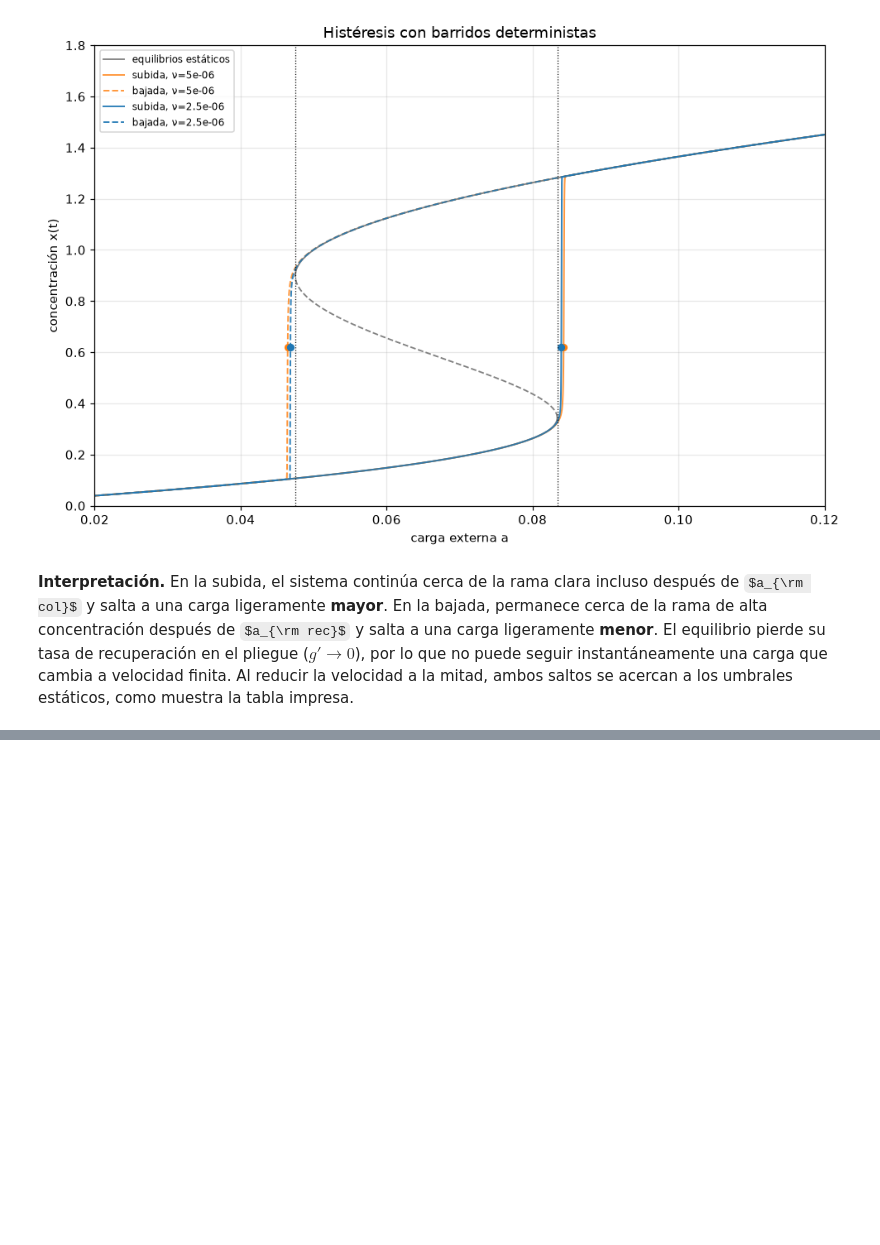
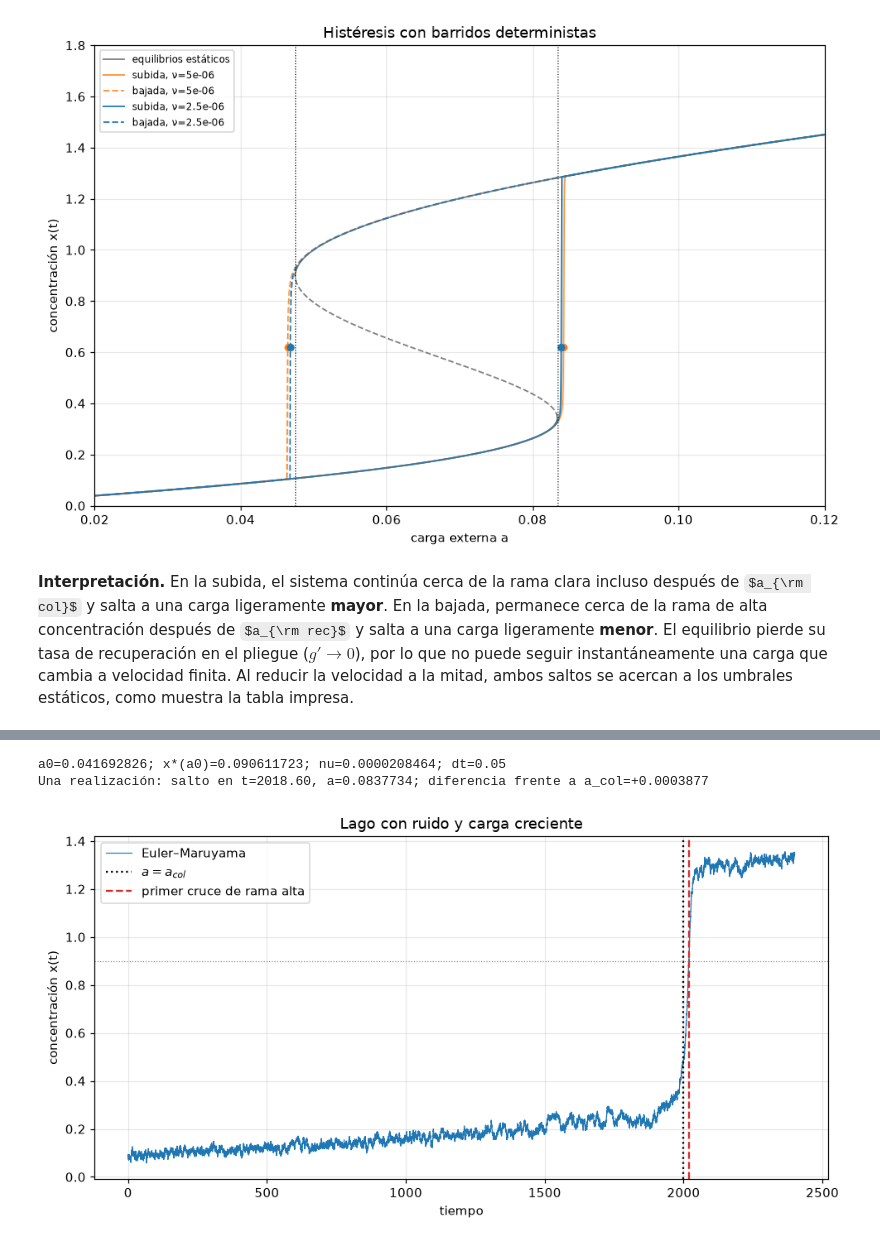
Before and after one commit to Branuvg/hdt6_modsim, a Jupyter notebook: hdt6.ipynb, the cells around one changed output, grey strips where cells are left out. Drawn from its saved outputs; the diff is of its cells as text; code cells hidden in the pictures; some formulas as TeX source; blank space fills up the shorter version.

Commit message:
Task 3.2: Linealización y señales teóricas de alerta

```diff
--- a/hdt6.ipynb
+++ b/hdt6.ipynb
@@ -879,0 +906,52 @@ nu = 2.5e-06: subida salta en a = 0.0839407 (a - a_col = +0.0005551); bajada sal
+# %%
+# Task 3.2b — Euler–Maruyama vectorizado: cada columna usa ruido independiente.
+DT_LAGO = 0.05
+A0_LAGO = a_col / 2
+X0_LAGO = brentq(lambda x: g_lago(x) - A0_LAGO, 0, x_col)
+
+def simular_em_lago(n_realizaciones, sigma, tiempo_subida, carga_creciente, semilla):
+    n_col = int(round(tiempo_subida / DT_LAGO))
+    n_extra = int(round(400 / DT_LAGO)) if carga_creciente else 0
+    n_total = n_col + n_extra
+    nu = (a_col - A0_LAGO) / tiempo_subida if carga_creciente else 0.0
+    rng = np.random.default_rng(semilla)
+    trayectorias = np.empty((n_total + 1, n_realizaciones))
+    trayectorias[0] = X0_LAGO
+    primer_salto = np.full(n_realizaciones, n_total + 1, dtype=int)
+    sin_salto = np.ones(n_realizaciones, dtype=bool)
+    for i in range(n_total):
+        t = i * DT_LAGO
+        a_t = A0_LAGO + nu * t
+        trayectorias[i + 1] = (trayectorias[i] + DT_LAGO * f_lago(trayectorias[i], a_t)
+                               + sigma * np.sqrt(DT_LAGO) * rng.standard_normal(n_realizaciones))
+        cruzo = sin_salto & (trayectorias[i + 1] >= x_rec)
+        primer_salto[cruzo] = i + 1
+        sin_salto[cruzo] = False
+    return trayectorias, primer_salto, nu, n_col
+
+sigma_base = 0.01
+tiempo_base = 2000.0
+trayectoria_1, salto_1, nu_base, n_col_1 = simular_em_lago(
+    1, sigma_base, tiempo_base, True, semilla=32011)
+assert salto_1[0] <= len(trayectoria_1) - 1, "La trayectoria debe saltar a la rama alta"
+t_salto_1 = salto_1[0] * DT_LAGO
+a_salto_1 = A0_LAGO + nu_base * t_salto_1
+print(f"a0={A0_LAGO:.9f}; x*(a0)={X0_LAGO:.9f}; nu={nu_base:.10f}; dt={DT_LAGO}")
+print(f"Una realización: salto en t={t_salto_1:.2f}, a={a_salto_1:.7f}; "
+      f"diferencia frente a a_col={a_salto_1-a_col:+.7f}")
+
+tiempos_1 = np.arange(len(trayectoria_1)) * DT_LAGO
+fig, ax = plt.subplots(figsize=(9, 4.7))
+ax.plot(tiempos_1, trayectoria_1[:, 0], lw=0.8, color="tab:blue", label="Euler–Maruyama")
+ax.axvline(tiempo_base, color="k", ls=":", label=r"$a=a_{col}$")
+ax.axvline(t_salto_1, color="tab:red", ls="--", label="primer cruce de rama alta")
+ax.axhline(x_rec, color="0.5", ls=":", lw=0.8)
+ax.set(xlabel="tiempo", ylabel="concentración x(t)",
+       title="Lago con ruido y carga creciente")
+ax.legend()
+plt.tight_layout()
+plt.show()
+# %% [output]
+a0=0.041692826; x*(a0)=0.090611723; nu=0.0000208464; dt=0.05
+Una realización: salto en t=2018.60, a=0.0837734; diferencia frente a a_col=+0.0003877
+[figure, added]
```
Also changed, not shown: parts of 9 cells of this notebook.
